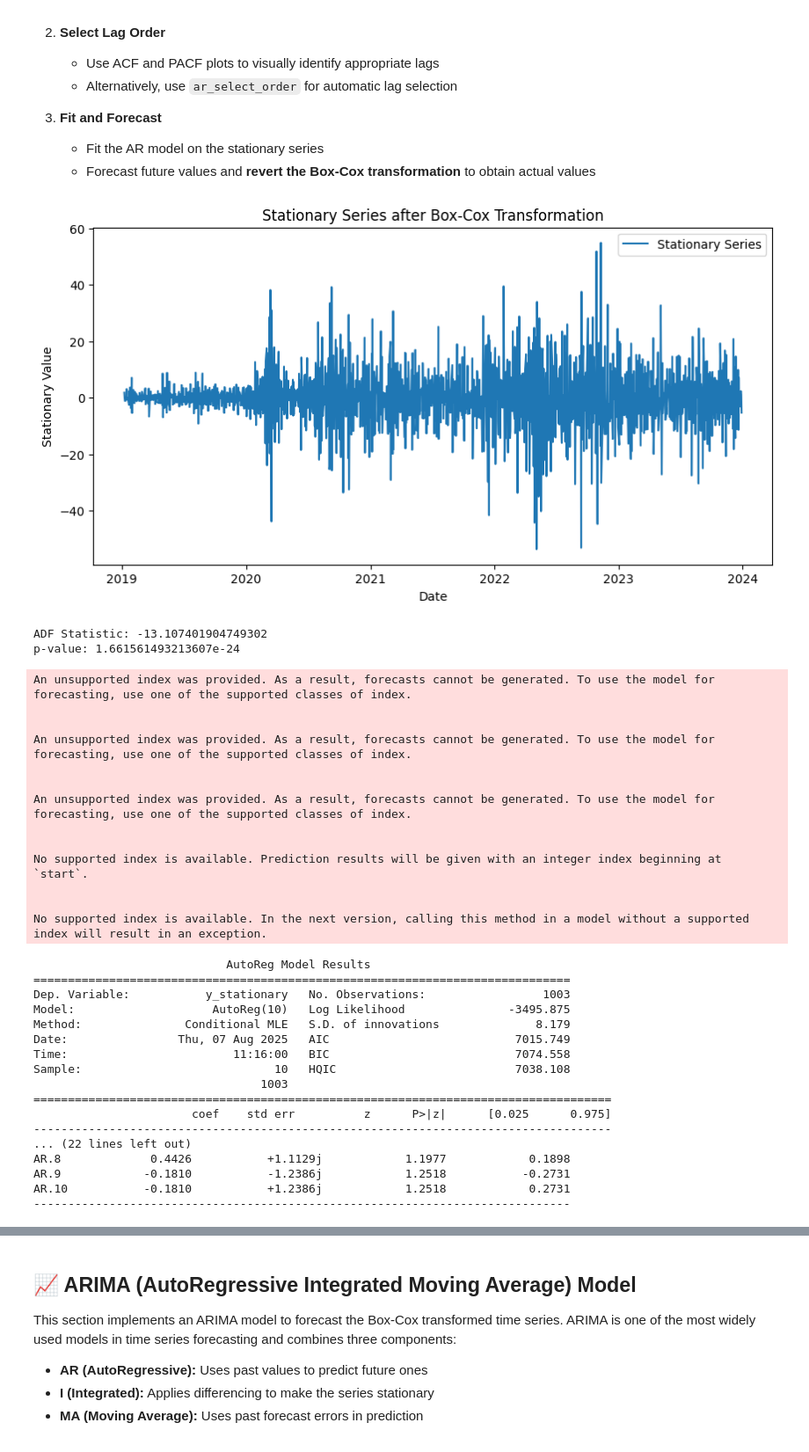
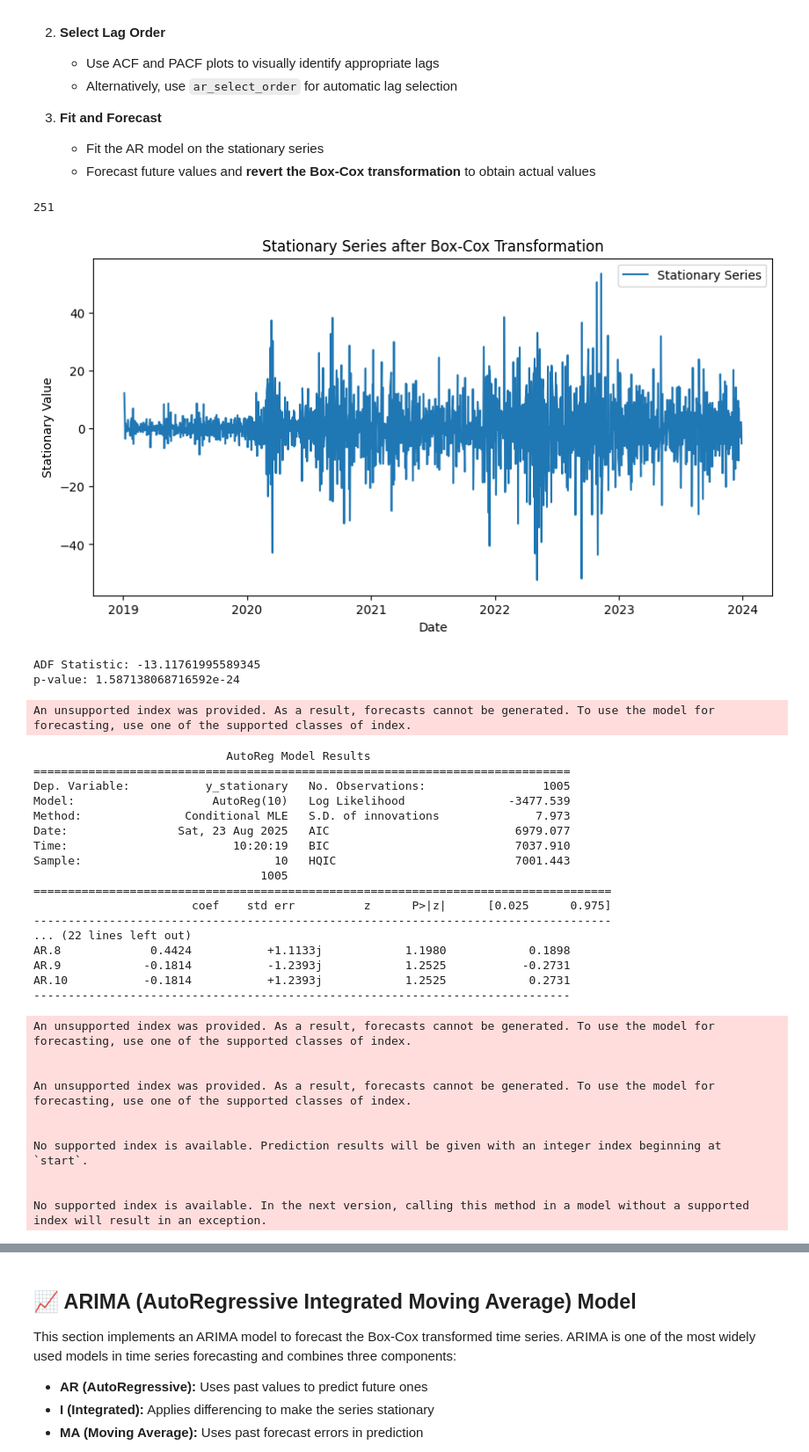
Before and after one commit to yemuyang99/time-series-forecasting, a Jupyter notebook: ts_github_version.ipynb, the cells around one changed output, grey strips where cells are left out. Shown at 88% size. Saved outputs shown, nothing was run; the diff lists cells and outputs as text; code cells hidden in the pictures.

```diff
--- a/ts_github_version.ipynb
+++ b/ts_github_version.ipynb
@@ -147,5 +174,13 @@ df['date'] = pd.to_datetime(df['ds'])
 df['month_num'] = df['date'].dt.month
 
 # Split train and test
-train = df.iloc[:-int(len(data) * 0.2)]
-test = df.iloc[-int(len(data) * 0.2):]
+test_size = int(len(df) * 0.20)
+train = df.iloc[:-test_size].copy()
+test = df.iloc[-test_size:].copy()
+
+y_train = train['y'].to_numpy()
+y_test  = test['y'].to_numpy()
+H = len(y_test)
+
+
+SP = 252 # seasonal period
@@ -179,10 +227,15 @@ model_holt = Holt(train['y'], damped_trend=True).fit(optimized=True)
 forecasts_holt = model_holt.forecast(len(test))
 
 # ---------- Holt Winters model ------------
+#    Use multiplicative seasonality only if strictly positive data
+seasonal_kind = 'mul' if (train['y'] > 0).all() else 'add'
 model_holt_winters = ExponentialSmoothing(train['y'], trend='mul',
-                                          seasonal='mul', seasonal_periods=365)\
+                                          seasonal=seasonal_kind, seasonal_periods=SP)\
                                           .fit(optimized=True)
-forecasts_holt_winters = model_holt_winters.forecast(len(test))
+forecasts_holt_winters = model_holt_winters.forecast(test_size)
+
+fcst_ets = model_holt_winters.forecast(test_size).to_numpy()
+
 
 # Plot the forecasts
 plot_func(forecasts_simple, forecasts_holt, forecasts_holt_winters,  "Holt-Winters Exponential Smoothing")
@@ -288,6 +389,11 @@ This section implements an Autoregressive (AR) model to forecast a stationary ti
 3. **Fit and Forecast**
    - Fit the AR model on the stationary series
    - Forecast future values and **revert the Box-Cox transformation** to obtain actual values
+# %%
+int(len(data))*0.2
+len(test)
+# %% [output]
+251
 # %%
 # autoregressive model
 
@@ -305,72 +411,67 @@ adf_test = sm.tsa.stattools.adfuller(df['y_stationary'])
 print(f'ADF Statistic: {adf_test[0]}')
 print(f'p-value: {adf_test[1]}')
 
-# Split train and test
-train = df.iloc[:-int(len(data) * 0.2)]
-test = df.iloc[-int(len(data) * 0.2):]
 
 # find order of selection
 plot_acf(train['y_stationary'])
 plot_pacf(train['y_stationary'], method='ywm')
 
 ## ----------- Build AR model ------------
 selector = ar_select_order(train['y_stationary'], 365)
 ar_model = AutoReg(train['y_stationary'], lags=selector.ar_lags).fit()
 print(ar_model.summary())
 
 ## ----------- Forecast using AR model -----------
 
 # Get forecasts and convert to actual passenger volumes
 transformed_forecasts = list(ar_model.forecast(steps=len(test)))
 boxcox_forecasts = []
 for idx in range(len(test)):
     if idx == 0:
         boxcox_forecast = transformed_forecasts[idx] + train['y_boxcox'].iloc[-1]
     else:
         boxcox_forecast = transformed_forecasts[idx] + boxcox_forecasts[idx-1]
 
     boxcox_forecasts.append(boxcox_forecast)
 
 forecasts = inv_boxcox(boxcox_forecasts, lam)
 
 
 
 # Plot the forecasts
 plot_forecasts(forecasts, 'Autoregression')
 # %% [output]
-[figure, old version]
+[figure, new version]
-ADF Statistic: -13.107401904749302
-p-value: 1.661561493213607e-24
+ADF Statistic: -13.11761995589345
+p-value: 1.587138068716592e-24
 An unsupported index was provided. As a result, forecasts cannot be generated. To use the model for forecasting, use one of the supported classes of index.
-
-
-An unsupported index was provided. As a result, forecasts cannot be generated. To use the model for forecasting, use one of the supported classes of index.
-
-
-An unsupported index was provided. As a result, forecasts cannot be generated. To use the model for forecasting, use one of the supported classes of index.
-
-
-No supported index is available. Prediction results will be given with an integer index beginning at `start`.
-
-
-No supported index is available. In the next version, calling this method in a model without a supported index will result in an exception.
                             AutoReg Model Results
 ==============================================================================
-Dep. Variable:           y_stationary   No. Observations:                 1003
-Model:                    AutoReg(10)   Log Likelihood               -3495.875
-Method:               Conditional MLE   S.D. of innovations              8.179
-Date:                Thu, 07 Aug 2025   AIC                           7015.749
-Time:                        11:16:00   BIC                           7074.558
-Sample:                            10   HQIC                          7038.108
-                                 1003
+Dep. Variable:           y_stationary   No. Observations:                 1005
+Model:                    AutoReg(10)   Log Likelihood               -3477.539
+Method:               Conditional MLE   S.D. of innovations              7.973
+Date:                Sat, 23 Aug 2025   AIC                           6979.077
+Time:                        10:20:19   BIC                           7037.910
+Sample:                            10   HQIC                          7001.443
+                                 1005
 ====================================================================================
                        coef    std err          z      P>|z|      [0.025      0.975]
 ------------------------------------------------------------------------------------
 ... (22 lines left out)
-AR.8             0.4426           +1.1129j            1.1977            0.1898
-AR.9            -0.1810           -1.2386j            1.2518           -0.2731
-AR.10           -0.1810           +1.2386j            1.2518            0.2731
+AR.8             0.4424           +1.1133j            1.1980            0.1898
+AR.9            -0.1814           -1.2393j            1.2525           -0.2731
+AR.10           -0.1814           +1.2393j            1.2525            0.2731
 ------------------------------------------------------------------------------
+An unsupported index was provided. As a result, forecasts cannot be generated. To use the model for forecasting, use one of the supported classes of index.
+
+
+An unsupported index was provided. As a result, forecasts cannot be generated. To use the model for forecasting, use one of the supported classes of index.
+
+
+No supported index is available. Prediction results will be given with an integer index beginning at `start`.
+
+
+No supported index is available. In the next version, calling this method in a model without a supported index will result in an exception.
 [figure]
 [figure]
 # %% [markdown]
```
Also changed, not shown: parts of 15 cells of this notebook.
